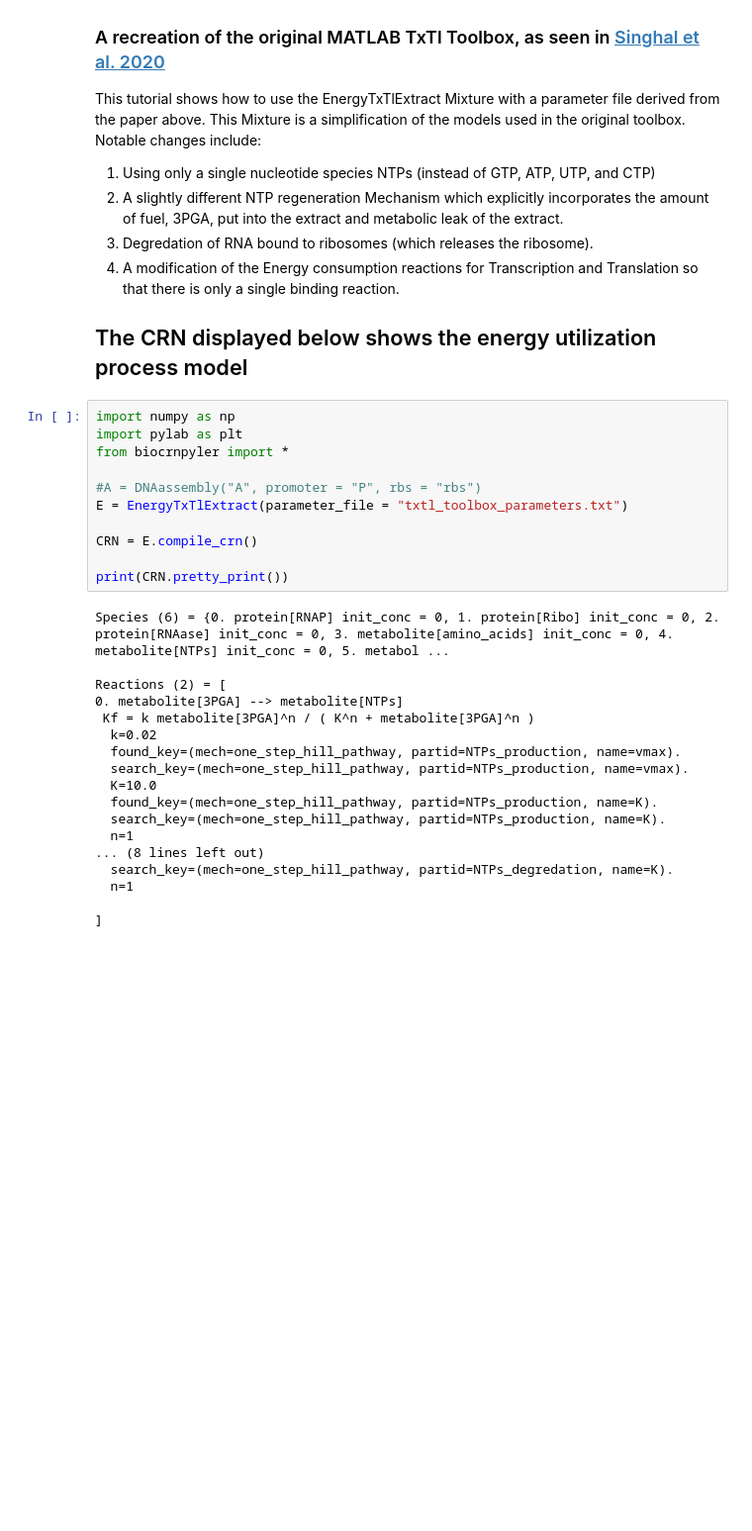
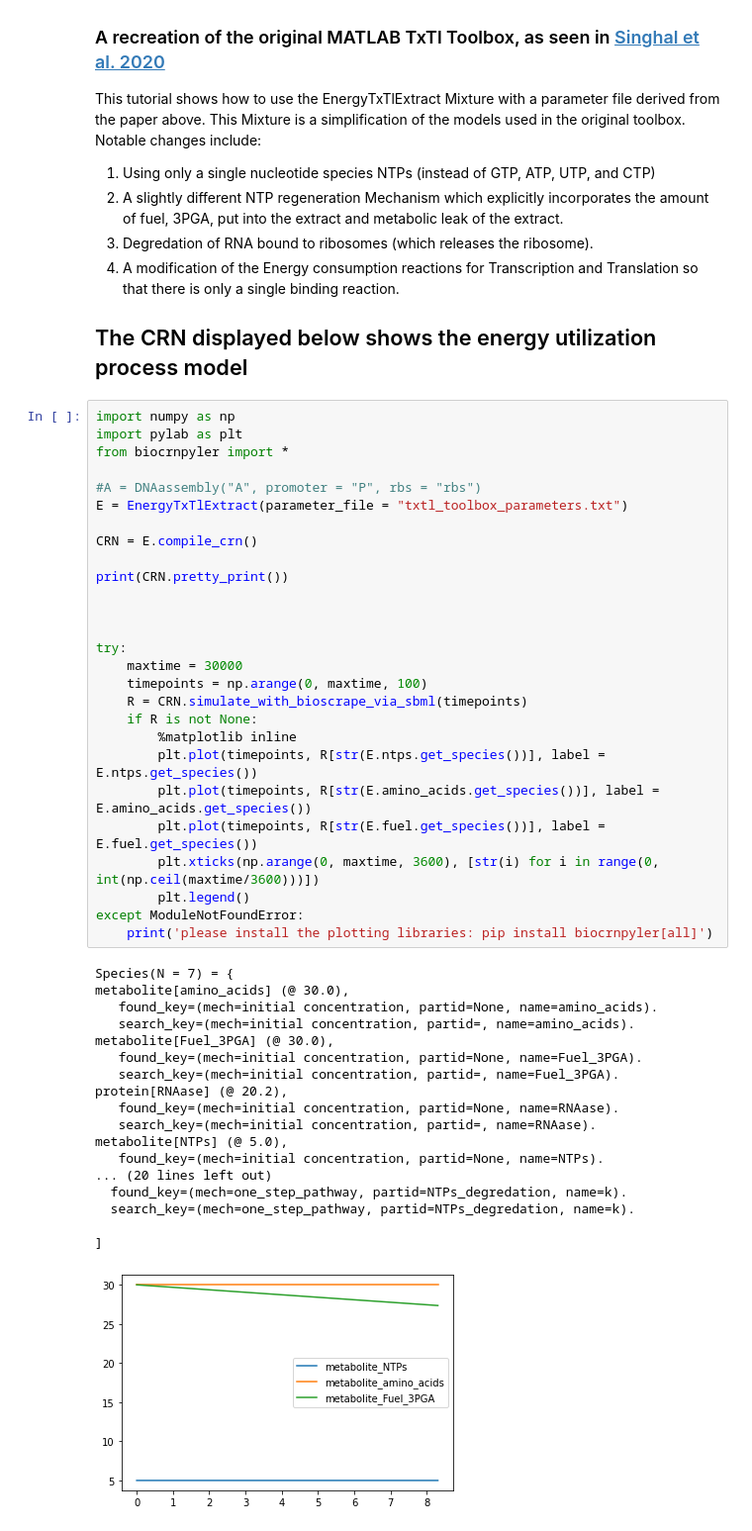
Before and after one commit to BuildACell/bioCRNpyler, a Jupyter notebook: examples/Specialized Component Tutorials/TxTl Toolbox.ipynb, the cells around one changed output. Shown at 99% size. Drawn from its saved outputs; the diff is of its cells as text; blank space fills up the shorter version.

Commit message:
Example notebook created with parameters from Vipul's simulation

```diff
--- a/examples/Specialized Component Tutorials/TxTl Toolbox.ipynb
+++ b/examples/Specialized Component Tutorials/TxTl Toolbox.ipynb
@@ -10,32 +10,49 @@ This tutorial shows how to use the EnergyTxTlExtract Mixture with a parameter fi
 4. A modification of the Energy consumption reactions for Transcription and Translation so that there is only a single binding reaction.
 
 ## The CRN displayed below shows the energy utilization process model
-# %%
-import numpy as np
-import pylab as plt
-from biocrnpyler import *
-
-#A = DNAassembly("A", promoter = "P", rbs = "rbs")
-E = EnergyTxTlExtract(parameter_file = "txtl_toolbox_parameters.txt")
-
-CRN = E.compile_crn()
-
-print(CRN.pretty_print())
-# %% [output]
-Species (6) = {0. protein[RNAP] init_conc = 0, 1. protein[Ribo] init_conc = 0, 2. protein[RNAase] init_conc = 0, 3. metabolite[amino_acids] init_conc = 0, 4. metabolite[NTPs] init_conc = 0, 5. metabol ...
-
-Reactions (2) = [
-0. metabolite[3PGA] --> metabolite[NTPs]
- Kf = k metabolite[3PGA]^n / ( K^n + metabolite[3PGA]^n )
-  k=0.02
-  found_key=(mech=one_step_hill_pathway, partid=NTPs_production, name=vmax).
-  search_key=(mech=one_step_hill_pathway, partid=NTPs_production, name=vmax).
-  K=10.0
-  found_key=(mech=one_step_hill_pathway, partid=NTPs_production, name=K).
-  search_key=(mech=one_step_hill_pathway, partid=NTPs_production, name=K).
-  n=1
-... (8 lines left out)
-  search_key=(mech=one_step_hill_pathway, partid=NTPs_degredation, name=K).
-  n=1
-
-]
+# %%
+import numpy as np
+import pylab as plt
+from biocrnpyler import *
+
+#A = DNAassembly("A", promoter = "P", rbs = "rbs")
+E = EnergyTxTlExtract(parameter_file = "txtl_toolbox_parameters.txt")
+
+CRN = E.compile_crn()
+
+print(CRN.pretty_print())
+
+
+
+try:
+    maxtime = 30000
+    timepoints = np.arange(0, maxtime, 100)
+    R = CRN.simulate_with_bioscrape_via_sbml(timepoints)
+    if R is not None:
+        %matplotlib inline
+        plt.plot(timepoints, R[str(E.ntps.get_species())], label = E.ntps.get_species())
+        plt.plot(timepoints, R[str(E.amino_acids.get_species())], label = E.amino_acids.get_species())
+        plt.plot(timepoints, R[str(E.fuel.get_species())], label = E.fuel.get_species())
+        plt.xticks(np.arange(0, maxtime, 3600), [str(i) for i in range(0, int(np.ceil(maxtime/3600)))])
+        plt.legend()
+except ModuleNotFoundError:
+    print('please install the plotting libraries: pip install biocrnpyler[all]')
+# %% [output]
+Species(N = 7) = {
+metabolite[amino_acids] (@ 30.0),
+   found_key=(mech=initial concentration, partid=None, name=amino_acids).
+   search_key=(mech=initial concentration, partid=, name=amino_acids).
+metabolite[Fuel_3PGA] (@ 30.0),
+   found_key=(mech=initial concentration, partid=None, name=Fuel_3PGA).
+   search_key=(mech=initial concentration, partid=, name=Fuel_3PGA).
+protein[RNAase] (@ 20.2),
+   found_key=(mech=initial concentration, partid=None, name=RNAase).
+   search_key=(mech=initial concentration, partid=, name=RNAase).
+metabolite[NTPs] (@ 5.0),
+   found_key=(mech=initial concentration, partid=None, name=NTPs).
+... (20 lines left out)
+  found_key=(mech=one_step_pathway, partid=NTPs_degredation, name=k).
+  search_key=(mech=one_step_pathway, partid=NTPs_degredation, name=k).
+
+]
+[figure, added]
```
Also changed, not shown: parts of 2 cells of this notebook, 5 other files.
